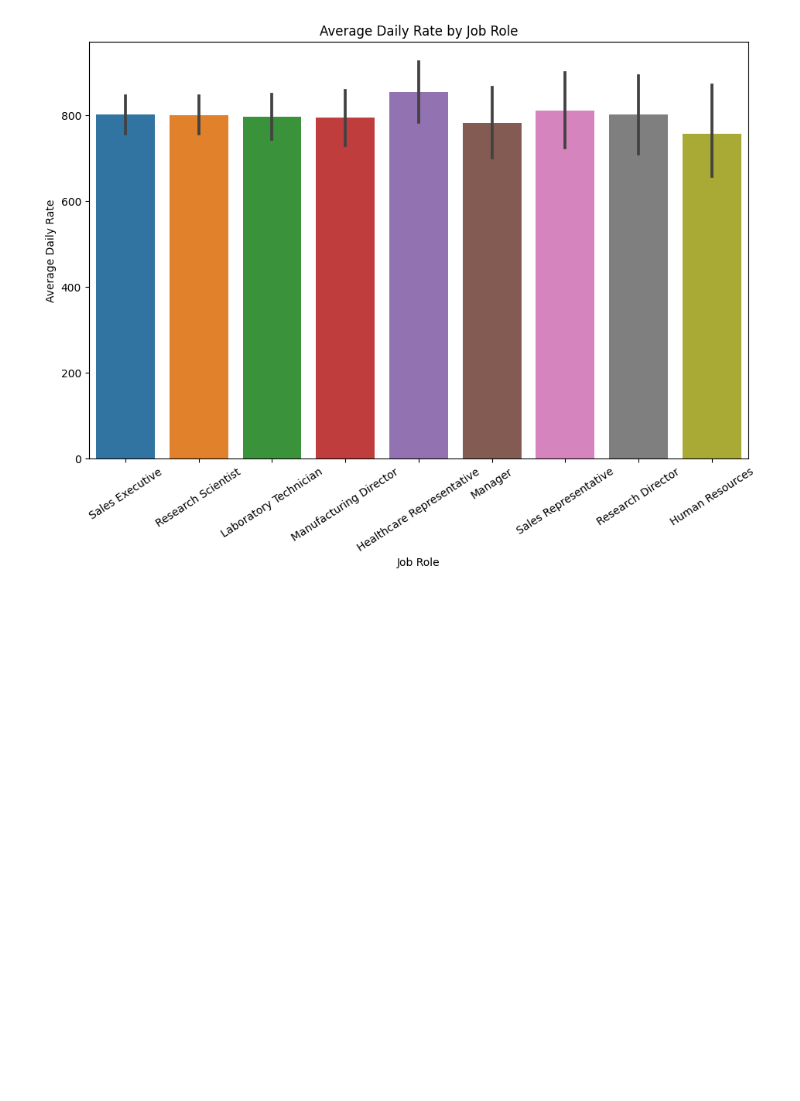
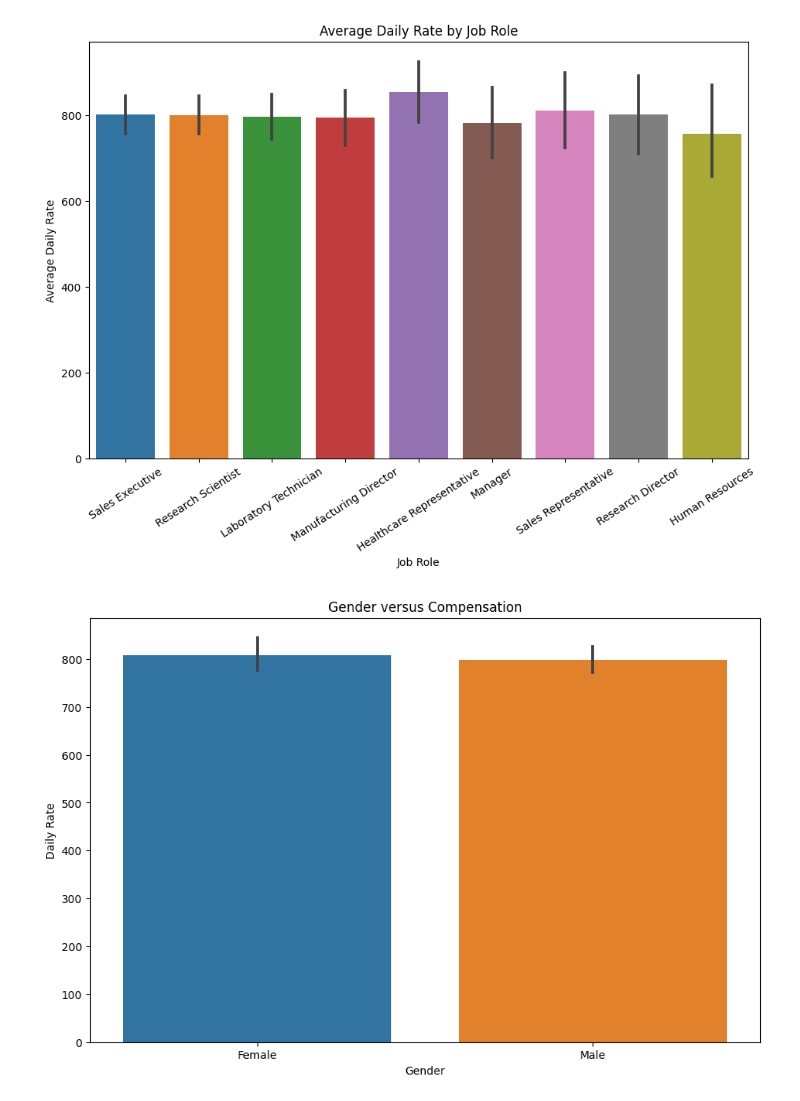
Before and after one commit to VladSaaS/peopleanlaytics, a Jupyter notebook: IBM Employee EDA/IBM_compensation.ipynb, the cells around one changed output. Saved outputs shown, nothing was run; the diff lists cells and outputs as text; code cells hidden in the pictures; blank space fills up the shorter version.

```diff
--- a/IBM Employee EDA/IBM_compensation.ipynb
+++ b/IBM Employee EDA/IBM_compensation.ipynb
@@ -73,3 +73,13 @@ plt.xticks(rotation=33)
   Text(7, 0, 'Research Director'),
   Text(8, 0, 'Human Resources')])
 [figure]
+# %%
+# Analyzing gender pay gap using a box plot
+plt.figure(figsize=(11, 7))
+sns.barplot(x='Gender', y='DailyRate', data=df)
+plt.xlabel('Gender')
+plt.ylabel('Daily Rate')
+plt.title('Gender versus Compensation')
+plt.show()
+# %% [output]
+[figure, added]
```
